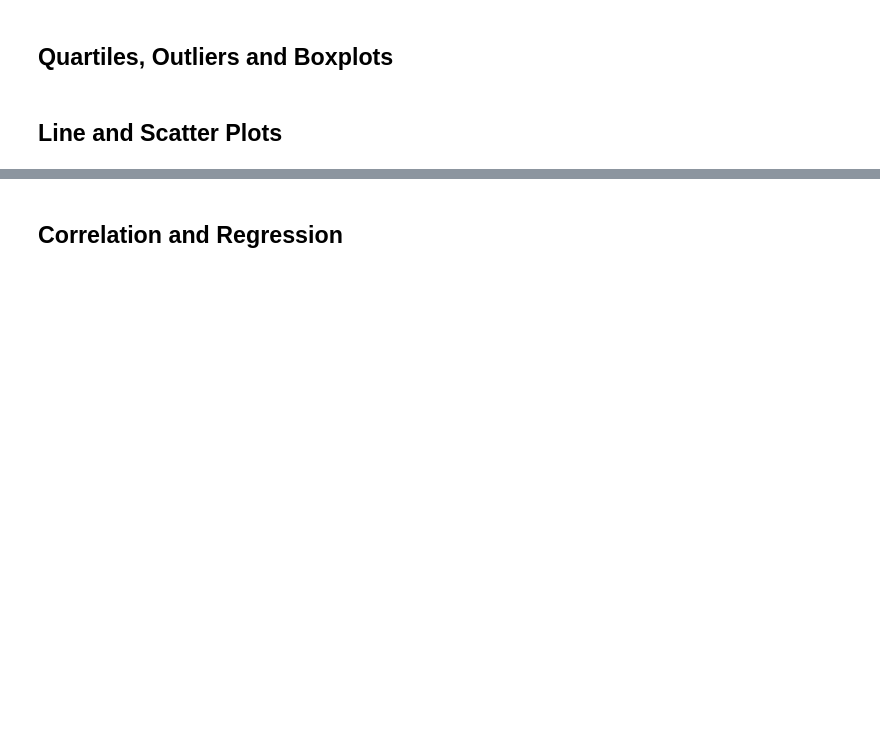
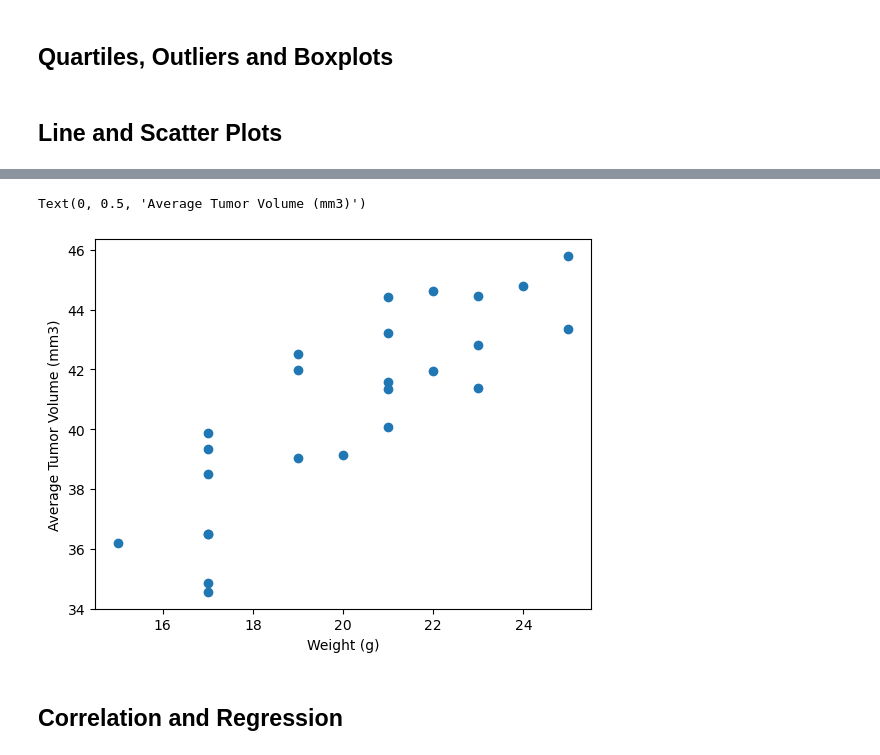
Before and after one commit to TPaxton97/matplotlib-challenge, a Jupyter notebook: Starter_Code/Pymaceuticals/pymaceuticals_starter.ipynb, the cells around one changed output, grey strips where cells are left out. Drawn from its saved outputs; the diff is of its cells as text; code cells hidden in the pictures; blank space fills up the shorter version.

```diff
--- a/Starter_Code/Pymaceuticals/pymaceuticals_starter.ipynb
+++ b/Starter_Code/Pymaceuticals/pymaceuticals_starter.ipynb
@@ -252,5 +242,18 @@ b128
 # %%
 # Generate a scatter plot of mouse weight vs. the average observed tumor volume for the entire Capomulin regimen
+
+mouseWeights = capomulinDF.groupby(['Mouse ID']).mean()['Weight (g)']
+mouseWeights = mouseWeights.values
+
+tumorMeans = capomulinDF.groupby(['Mouse ID']).mean()["Tumor Volume (mm3)"]
+tumorMeans = tumorMeans.values
+
+plt.scatter(mouseWeights, tumorMeans)
+plt.xlabel("Weight (g)")
+plt.ylabel("Average Tumor Volume (mm3)")
+# %% [output]
+Text(0, 0.5, 'Average Tumor Volume (mm3)')
+[figure, added]
 # %% [markdown]
 ## Correlation and Regression
 # %%
```
Also changed, not shown: parts of 1 cell of this notebook, 1 other file.
